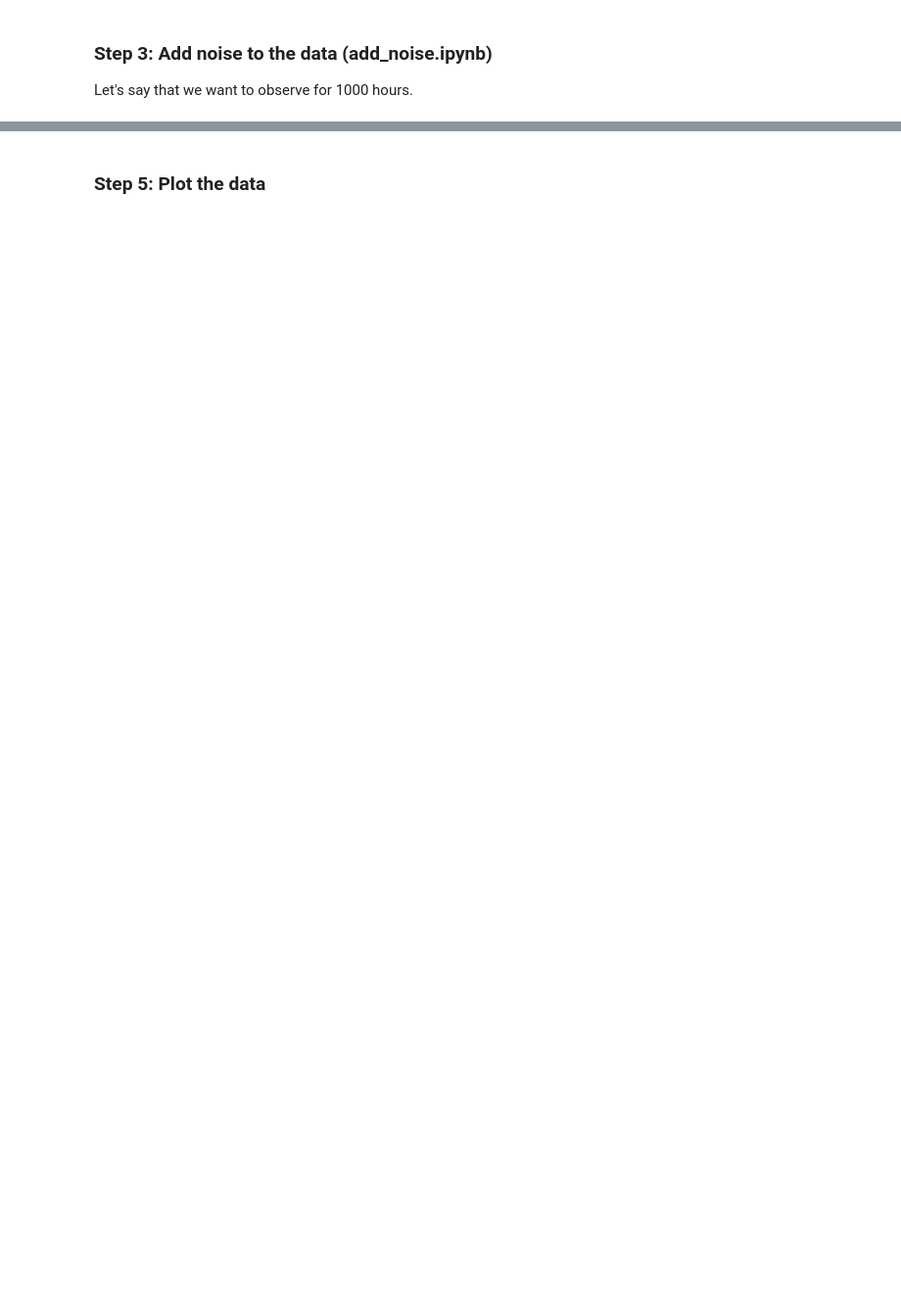
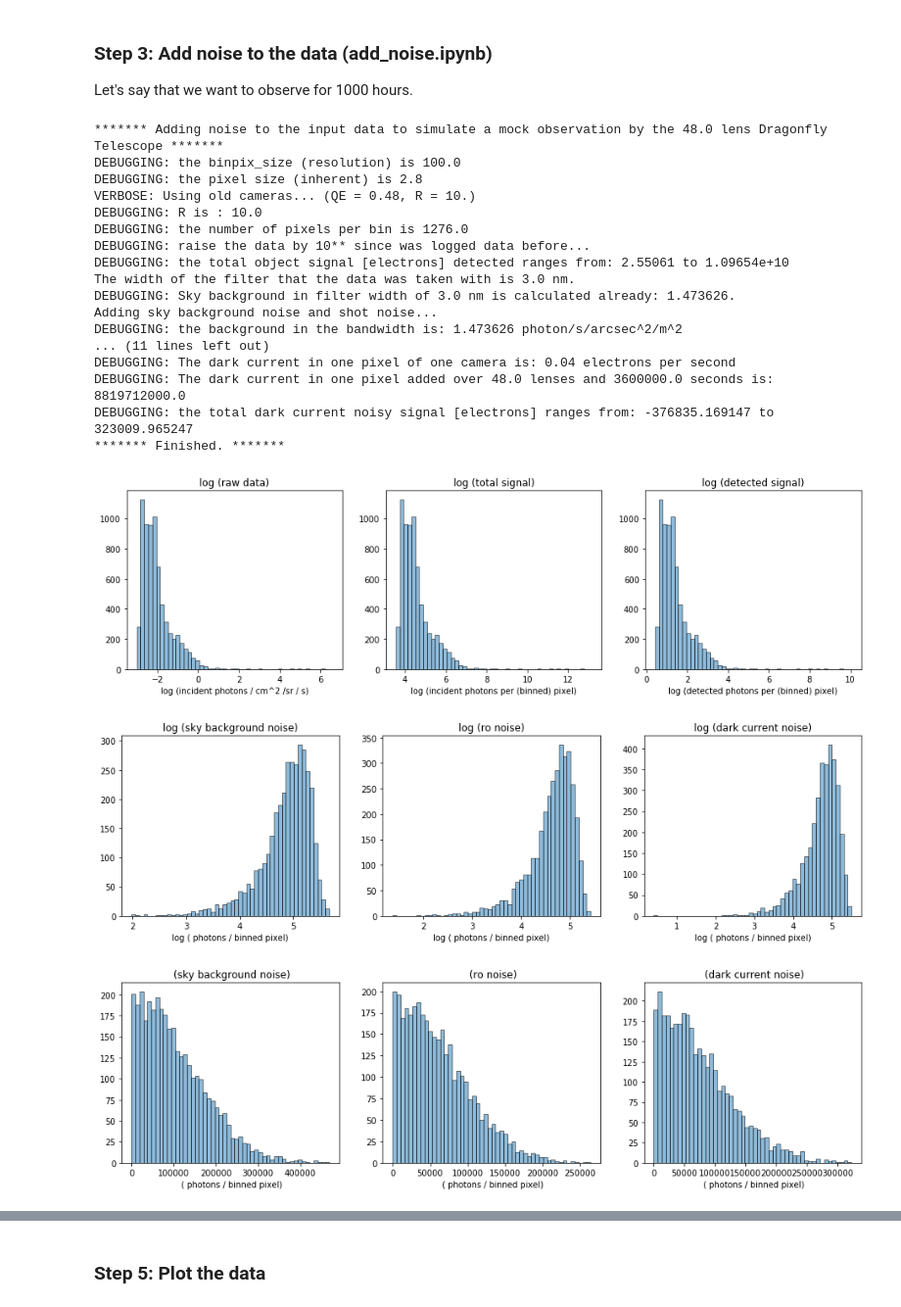
Before and after one commit to lokhorst/HalphaScripts, a Jupyter notebook: EagleSimScripts/make_mockobs_example.ipynb, the cells around one changed output, grey strips where cells are left out. Shown at 98% size. Drawn from its saved outputs; the diff is of its cells as text; code cells hidden in the pictures; blank space fills up the shorter version.

```diff
--- a/EagleSimScripts/make_mockobs_example.ipynb
+++ b/EagleSimScripts/make_mockobs_example.ipynb
@@ -79,5 +85,26 @@ Let's say that we want to observe for 1000 hours.
 # %%
 exptime = 1000.*60.*60.
 debugging = True; R_squared = None; CMOS = False
-noiseadded_signal_50,B_sky_array_50,R_array_50 = addnoise(data_FOV_50Mpc,resolution,exptime=exptime,debugging=True)#,expnum=1)
+noiseadded_signal_50,B_sky_array_50,R_array_50 = addnoise(data_FOV_50Mpc,resolution,plotchecks=True,exptime=exptime,debugging=True)#,expnum=1)
 # default for addnoise: oldcam == old QE and old R
+# %% [output]
+******* Adding noise to the input data to simulate a mock observation by the 48.0 lens Dragonfly Telescope *******
+DEBUGGING: the binpix_size (resolution) is 100.0
+DEBUGGING: the pixel size (inherent) is 2.8
+VERBOSE: Using old cameras... (QE = 0.48, R = 10.)
+DEBUGGING: R is : 10.0
+DEBUGGING: the number of pixels per bin is 1276.0
+DEBUGGING: raise the data by 10** since was logged data before...
+DEBUGGING: the total object signal [electrons] detected ranges from: 2.55061 to 1.09654e+10
+The width of the filter that the data was taken with is 3.0 nm.
+DEBUGGING: Sky background in filter width of 3.0 nm is calculated already: 1.473626.
+Adding sky background noise and shot noise...
+DEBUGGING: the background in the bandwidth is: 1.473626 photon/s/arcsec^2/m^2
+... (11 lines left out)
+DEBUGGING: The dark current in one pixel of one camera is: 0.04 electrons per second
+DEBUGGING: The dark current in one pixel added over 48.0 lenses and 3600000.0 seconds is: 8819712000.0
+DEBUGGING: the total dark current noisy signal [electrons] ranges from: -376835.169147 to 323009.965247
+******* Finished. *******
+[figure, added]
+[figure, added]
+[figure, added]
```
Also changed, not shown: parts of 6 cells of this notebook, 4 other files.
